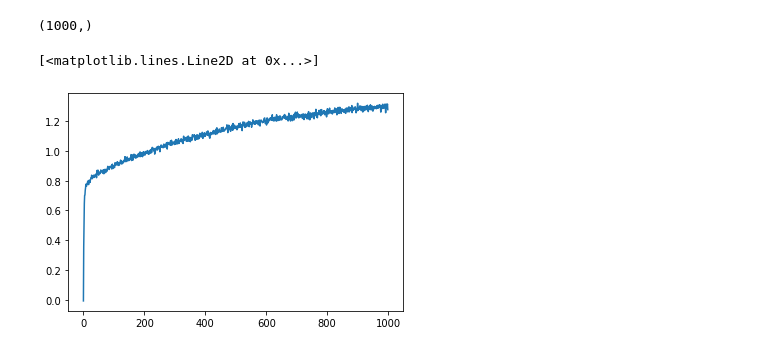
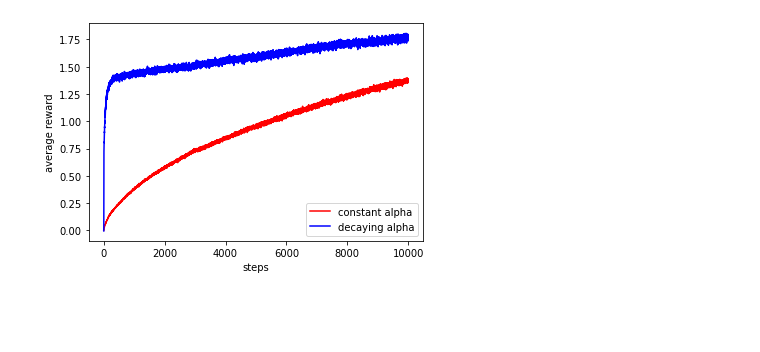
Before and after one commit to vasilije2448/reinforcement-learning, a Jupyter notebook: Reinforcement Learning: An Introduction/Chapter 2/Exercise 2.4.ipynb, the cells around one changed output. Cells and saved outputs as stored; diff of their text form; code cells hidden in the pictures; blank space fills up the shorter version.

```diff
--- a/Reinforcement Learning: An Introduction/Chapter 2/Exercise 2.4.ipynb
+++ b/Reinforcement Learning: An Introduction/Chapter 2/Exercise 2.4.ipynb
@@ -40,13 +60,24 @@ class AgentConstant():
 # %%
-num_steps=1000
-num_agents=2000
-Y = np.zeros((num_agents,num_steps)) # reward at every step, for every agent
+num_steps=int(1e4)
+num_runs=2000
+rewards_const = np.zeros((num_runs,num_steps)) # reward at every step, for every agent
+rewards_decaying = np.zeros((num_runs,num_steps))
+optimal_actions_const = np.zeros((num_runs,num_steps)) # whether agent chose optimally
+optimal_actions_decaying = np.zeros((num_runs,num_steps))
 
 env = Environment()
-agent = AgentConstant(epsilon=0.1, alpha=0.1)
+agent_const = Agent(epsilon=0.1, alpha=0.1, agent_type=AgentType.CONSTANT_ALPHA)
+agent_decaying = Agent(epsilon=0.1, alpha=1.0, agent_type=AgentType.DECAYING_ALPHA)
+for i in tqdm(range(num_runs)):
+    agent_const.reset()
+    agent_decaying.reset()
+    env.reset()
 
-for i in tqdm(range(num_agents)):
-    agent.reset()
-    env.reset()
-    agent.train(num_steps, env)
-    Y[i] = agent.get_rewards()
+    agent_const.train(num_steps, env)
+    agent_decaying.train(num_steps,env)
+
+    rewards_const[i] = agent_const.rewards
+    rewards_decaying[i] = agent_decaying.rewards
+
+    optimal_actions_const[i] = agent_const.optimal_actions
+    optimal_actions_decaying[i] = agent_decaying.optimal_actions
@@ -56,9 +84,15 @@ y = Y.mean(axis=0)
-# %%
-y.shape
-# %% [output]
-(1000,)
-# %%
-plt.plot(x,y)
-# %% [output]
-[<matplotlib.lines.Line2D at 0x...>]
-[figure, removed]
+# %%
+x = np.arange(num_steps)
+y1 = rewards_const.mean(axis=0)
+y2 = rewards_decaying.mean(axis=0)
+
+plt.xlabel("steps")
+plt.ylabel("average reward")
+plt.plot(x,y1,'r', label="constant alpha")
+plt.plot(x,y2,'b', label="decaying alpha")
+plt.legend()
+plt.show()
+
+# constant does outperform eventually, but it takes a lot of steps
+# %% [output]
+[figure, added]
```
Also changed, not shown: parts of 4 cells of this notebook.
